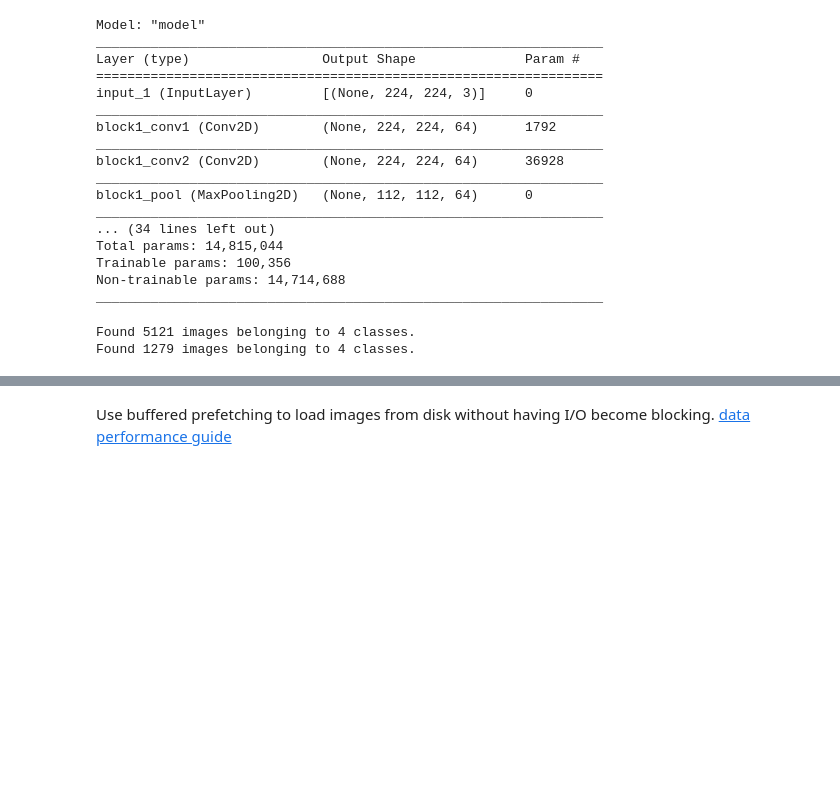
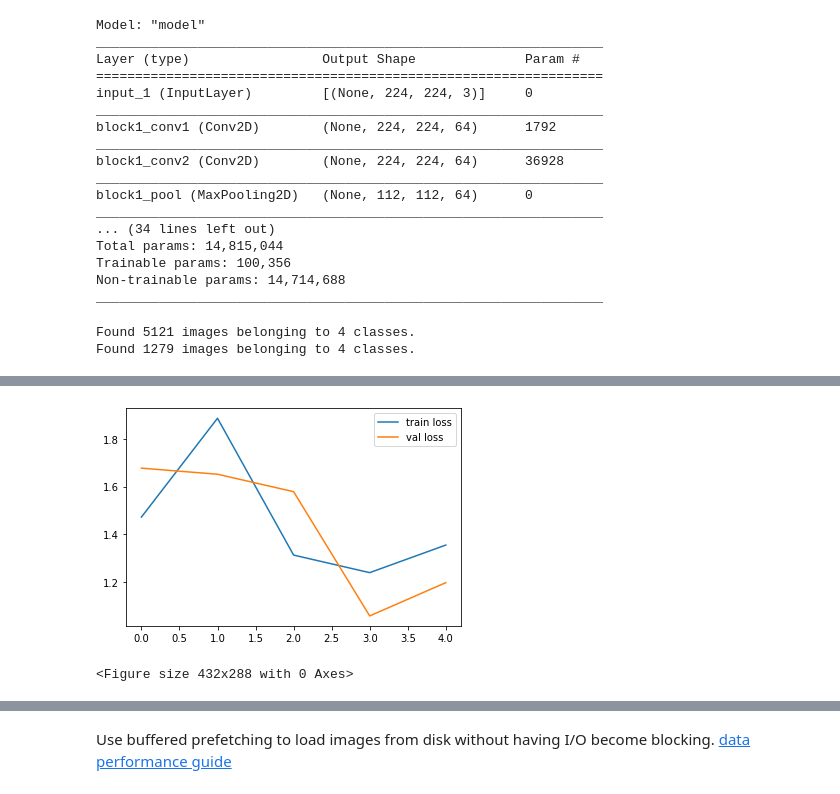
Before and after one commit to MahinArvind/DL-projects, a Jupyter notebook: Alzheimers_Classification.ipynb, the cells around one changed output, grey strips where cells are left out. Drawn from its saved outputs; the diff is of its cells as text; code cells hidden in the pictures; blank space fills up the shorter version.

```diff
--- a/Alzheimers_Classification.ipynb
+++ b/Alzheimers_Classification.ipynb
@@ -105,7 +107,6 @@ Non-trainable params: 14,714,688
 _________________________________________________________________
 # %%
 from keras.preprocessing.image import ImageDataGenerator
-
 train_datagen = ImageDataGenerator(rescale = 1./255,
                                    shear_range = 0.2,
                                    zoom_range = 0.2,
@@ -122,22 +123,16 @@ test_set = test_datagen.flow_from_directory('/content/Alzheimer_s Dataset/test',
                                             target_size = (224, 224),
                                             batch_size = 32,
                                             class_mode = 'categorical')
-AUTOTUNE = tf.data.AUTOTUNE
-
-train_set = train_dataset.prefetch(buffer_size=AUTOTUNE)
-test_set = test_dataset.prefetch(buffer_size=AUTOTUNE)
 # %% [output]
 Found 5121 images belonging to 4 classes.
 Found 1279 images belonging to 4 classes.
 # %%
-
-# fit the model
 r = model.fit_generator(
   training_set,
   validation_data=test_set,
-  epochs=10,
-  steps_per_epoch=len(training_set),
-  validation_steps=len(test_set)
+  epochs=5,
+  steps_per_epoch= 5,
+  validation_steps= 1
 )
 # loss
 plt.plot(r.history['loss'], label='train loss')
@@ -145,12 +140,5 @@ plt.plot(r.history['val_loss'], label='val loss')
 plt.legend()
 plt.show()
 plt.savefig('LossVal_loss')
-
-# accuracies
-plt.plot(r.history['acc'], label='train acc')
-plt.plot(r.history['val_acc'], label='val acc')
-plt.legend()
-plt.show()
-plt.savefig('AccVal_acc')
 # %% [output]
 Epoch 1/5
@@ -164,0 +154,2 @@ Epoch 5/5
+[figure, added]
+<Figure size 432x288 with 0 Axes>
```
Also changed, not shown: parts of 6 cells of this notebook.
